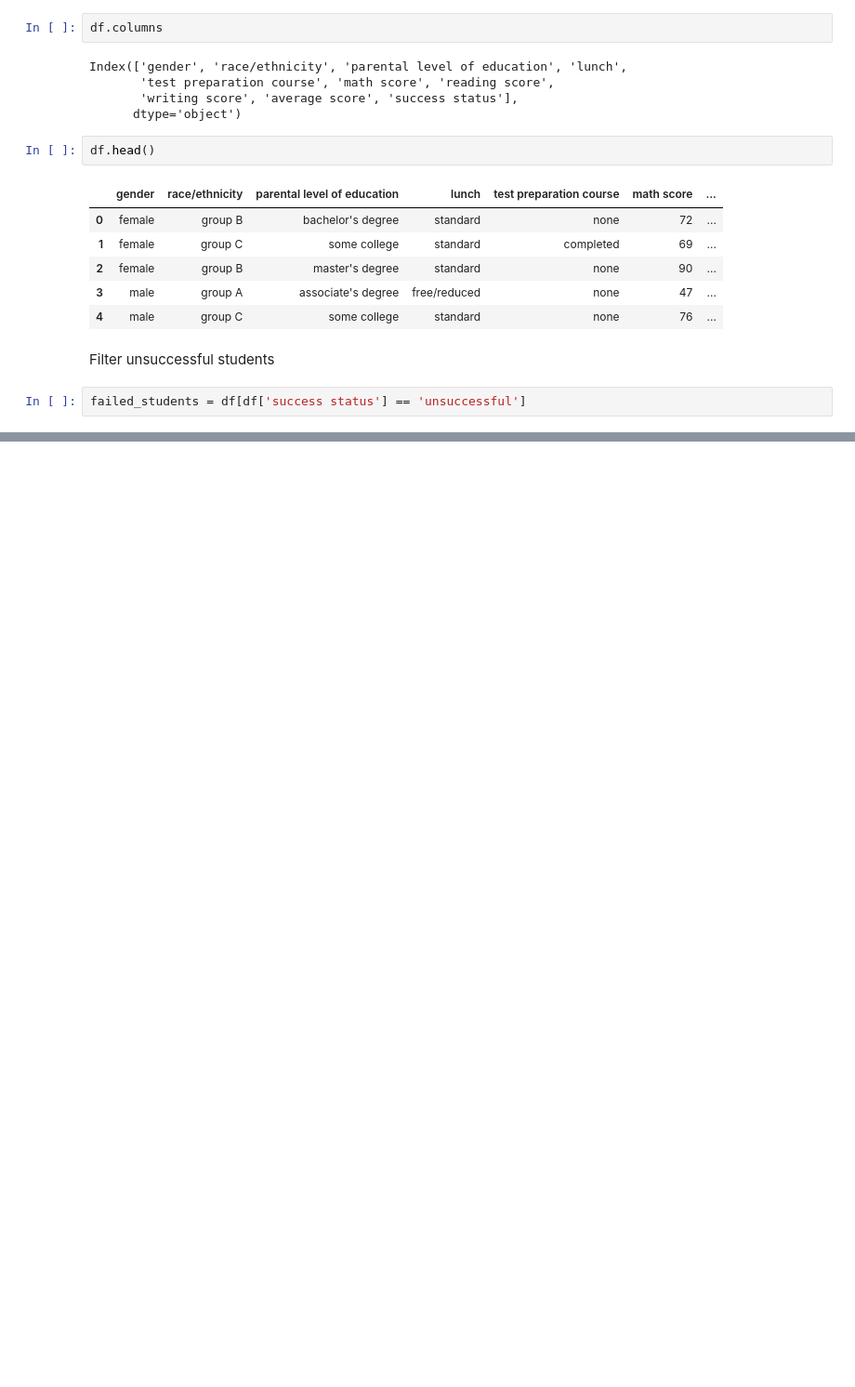
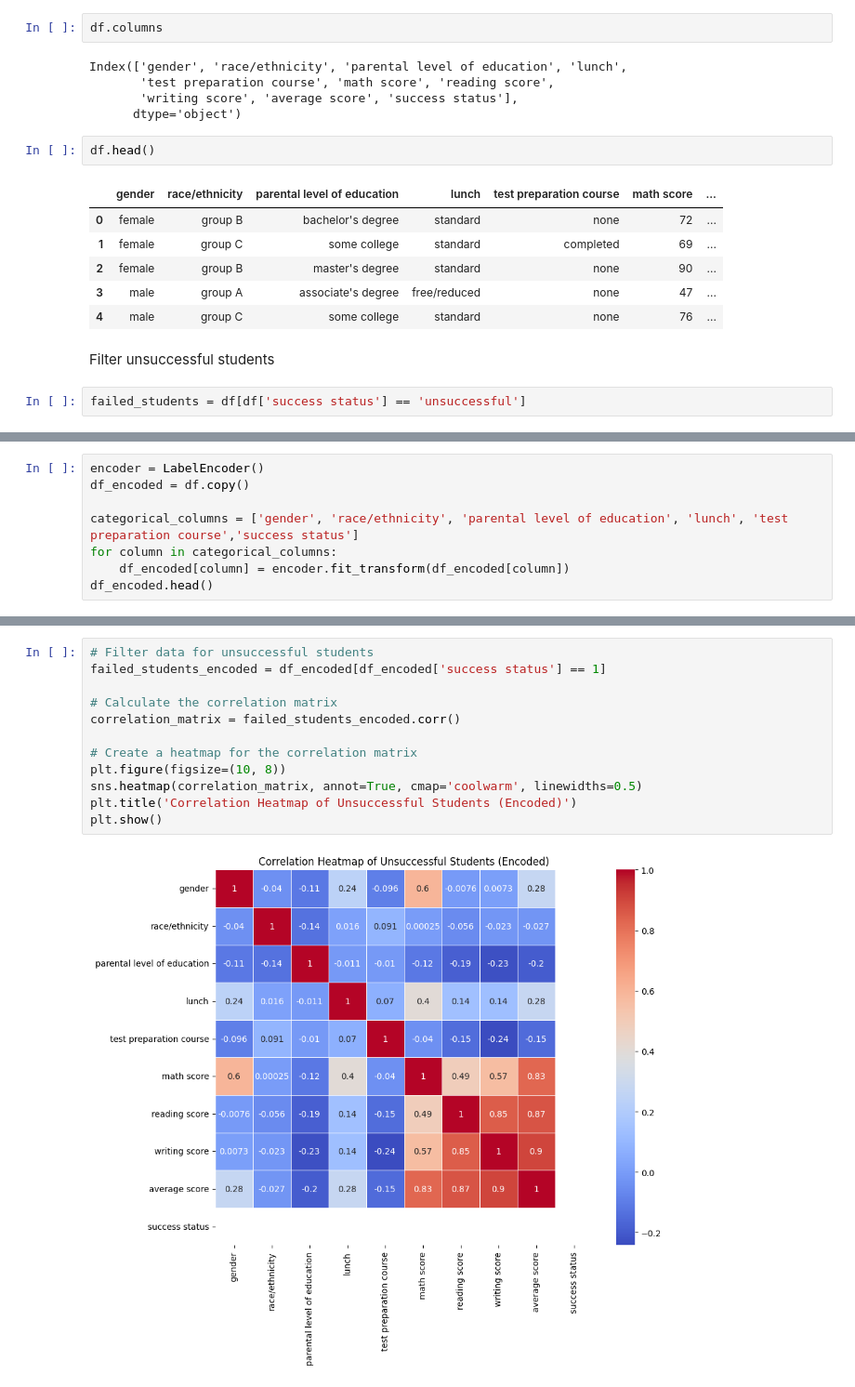
Before and after one commit to Rezashatery/Student-Performance-Analysis, a Jupyter notebook: Student-Performance-Analysis.ipynb, the cells around one changed output, grey strips where cells are left out. Shown: that part at 93% size. Cells and saved outputs as stored; diff of their text form; blank space fills up the shorter version.

Commit message:
heatmap

```diff
--- a/Student-Performance-Analysis.ipynb
+++ b/Student-Performance-Analysis.ipynb
@@ -267,0 +268,8 @@ failed_students
+# %%
+encoder = LabelEncoder()
+df_encoded = df.copy()
+
+categorical_columns = ['gender', 'race/ethnicity', 'parental level of education', 'lunch', 'test preparation course','success status']
+for column in categorical_columns:
+    df_encoded[column] = encoder.fit_transform(df_encoded[column])
+df_encoded.head()
@@ -267,0 +283,14 @@ failed_students
+# %%
+# Filter data for unsuccessful students
+failed_students_encoded = df_encoded[df_encoded['success status'] == 1]
+
+# Calculate the correlation matrix
+correlation_matrix = failed_students_encoded.corr()
+
+# Create a heatmap for the correlation matrix
+plt.figure(figsize=(10, 8))
+sns.heatmap(correlation_matrix, annot=True, cmap='coolwarm', linewidths=0.5)
+plt.title('Correlation Heatmap of Unsuccessful Students (Encoded)')
+plt.show()
+# %% [output]
+[figure, added]
```
Also changed, not shown: parts of 6 cells of this notebook.
